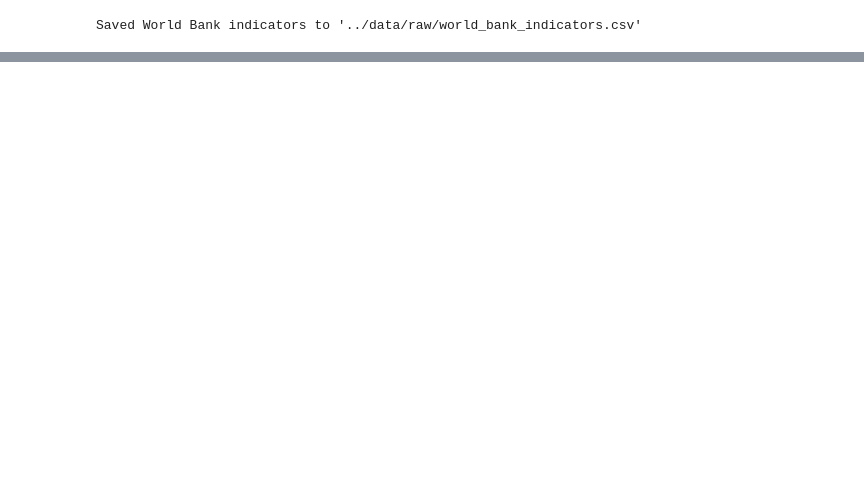
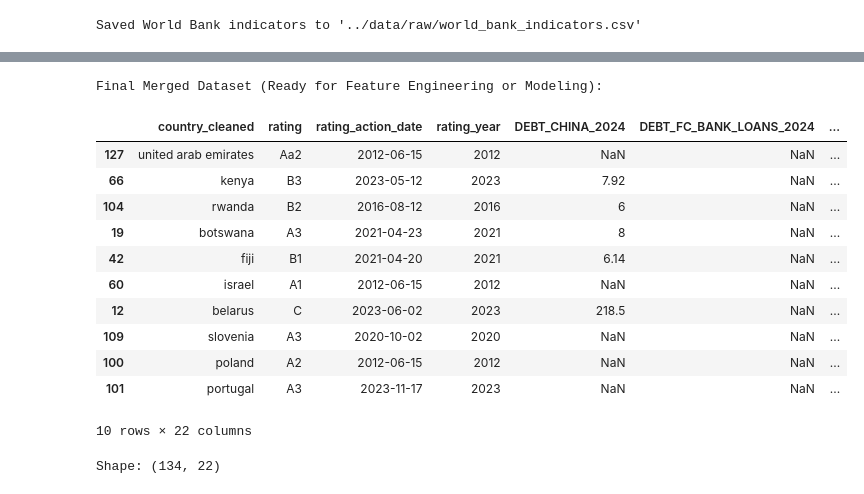
Before and after one commit to dk546/sovereign-credit-rating-prediction, a Jupyter notebook: notebooks/01_eda.ipynb, the cells around one changed output, grey strips where cells are left out. Cells and saved outputs as stored; diff of their text form; code cells hidden in the pictures; blank space fills up the shorter version.

```diff
--- a/notebooks/01_eda.ipynb
+++ b/notebooks/01_eda.ipynb
@@ -273,0 +440,36 @@ pd.read_excel(defaults_path, sheet_name="Data_2024.csv", nrows=10)
+# %%
+# Merge Moody's with BoC–BoE Defaults
+df_merge_1 = pd.merge(
+    sovereign_only,
+    default_wide_final,
+    on='country_cleaned',
+    how='left'
+)
+
+# Merge the result with World Bank Macros
+master_df = pd.merge(
+    df_merge_1,
+    wb_agg,
+    on='country_cleaned',
+    how='left'
+)
+
+# Inspect
+print("Final Merged Dataset (Ready for Feature Engineering or Modeling):")
+display(master_df.sample(10, random_state=42))
+print("Shape:", master_df.shape)
+# %% [output]
+Final Merged Dataset (Ready for Feature Engineering or Modeling):
+|  | country_cleaned | rating | rating_action_date | rating_year | DEBT_CHINA_2024 | DEBT_FC_BANK_LOANS_2024 | ... |
+| 127 | united arab emirates | Aa2 | 2012-06-15 | 2012 | NaN | NaN | ... |
+| 66 | kenya | B3 | 2023-05-12 | 2023 | 7.92 | NaN | ... |
+| 104 | rwanda | B2 | 2016-08-12 | 2016 | 6 | NaN | ... |
+| 19 | botswana | A3 | 2021-04-23 | 2021 | 8 | NaN | ... |
+| 42 | fiji | B1 | 2021-04-20 | 2021 | 6.14 | NaN | ... |
+| 60 | israel | A1 | 2012-06-15 | 2012 | NaN | NaN | ... |
+| 12 | belarus | C | 2023-06-02 | 2023 | 218.5 | NaN | ... |
+| 109 | slovenia | A3 | 2020-10-02 | 2020 | NaN | NaN | ... |
+| 100 | poland | A2 | 2012-06-15 | 2012 | NaN | NaN | ... |
+| 101 | portugal | A3 | 2023-11-17 | 2023 | NaN | NaN | ... |
+10 rows × 22 columns
+Shape: (134, 22)
```
Also changed, not shown: parts of 29 cells of this notebook, 1 other file.
